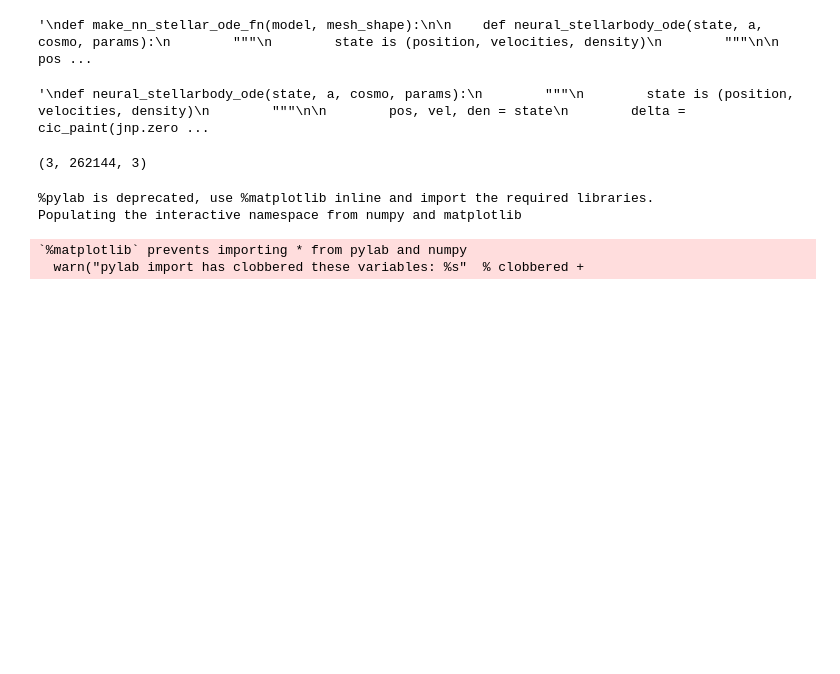
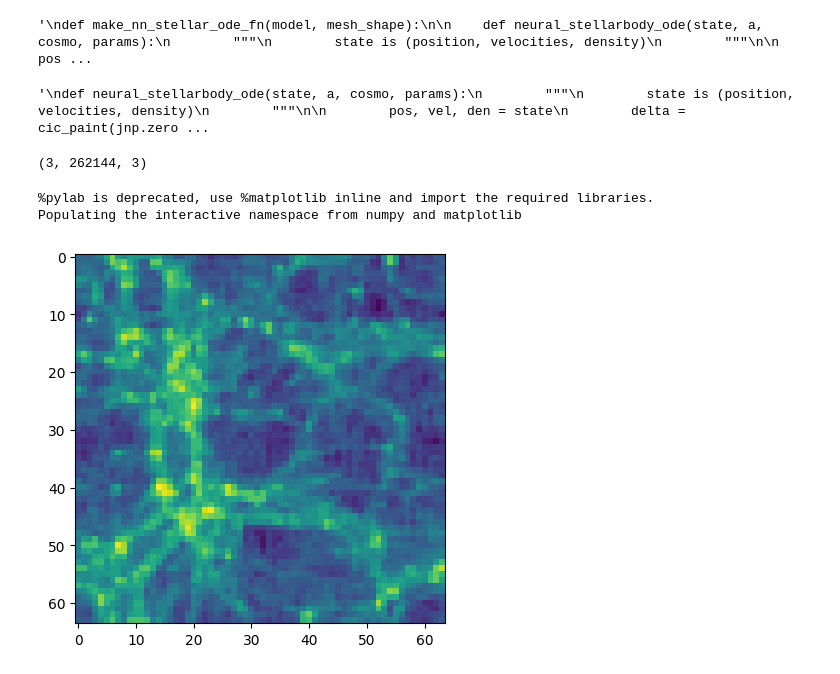
Before and after one commit to Lszemraj/Stellar-Learn, a Jupyter notebook: test.ipynb, the cells around one changed output. Cells and saved outputs as stored; diff of their text form; code cells hidden in the pictures; blank space fills up the shorter version.

```diff
--- a/test.ipynb
+++ b/test.ipynb
@@ -165,11 +165,11 @@ res[0].shape
 (3, 262144, 3)
 # %%
 %pylab inline
-plt.plot(jnp.log10(cic_paint(jnp.zeros(mesh_shape) ,res[0][-1]) + 1)[0])
-
+#plt.plot(jnp.log10(cic_paint(jnp.zeros(mesh_shape) ,res[0][-1]) + 1)[0])
+field = (cic_paint(jnp.zeros(mesh_shape), res[0][-1]))
+imshow(np.log(field.sum(axis=0)))
 plt.savefig("images/stellarfield.png")
 # %% [output]
 %pylab is deprecated, use %matplotlib inline and import the required libraries.
 Populating the interactive namespace from numpy and matplotlib
-`%matplotlib` prevents importing * from pylab and numpy
-  warn("pylab import has clobbered these variables: %s"  % clobbered +
+[figure, added]
```
Also changed, not shown: parts of 15 cells of this notebook, 3 other files.
